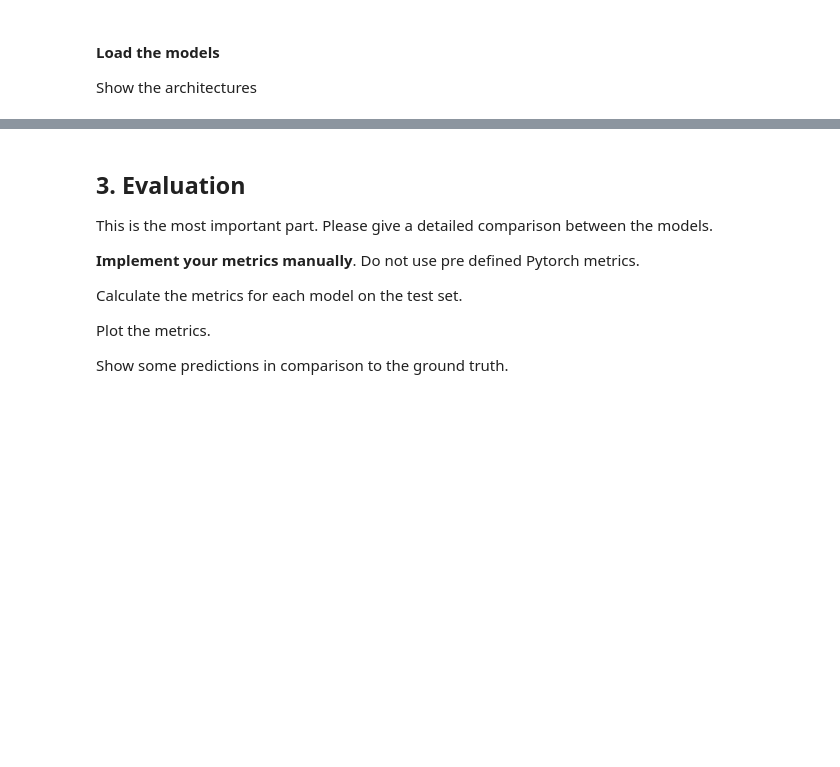
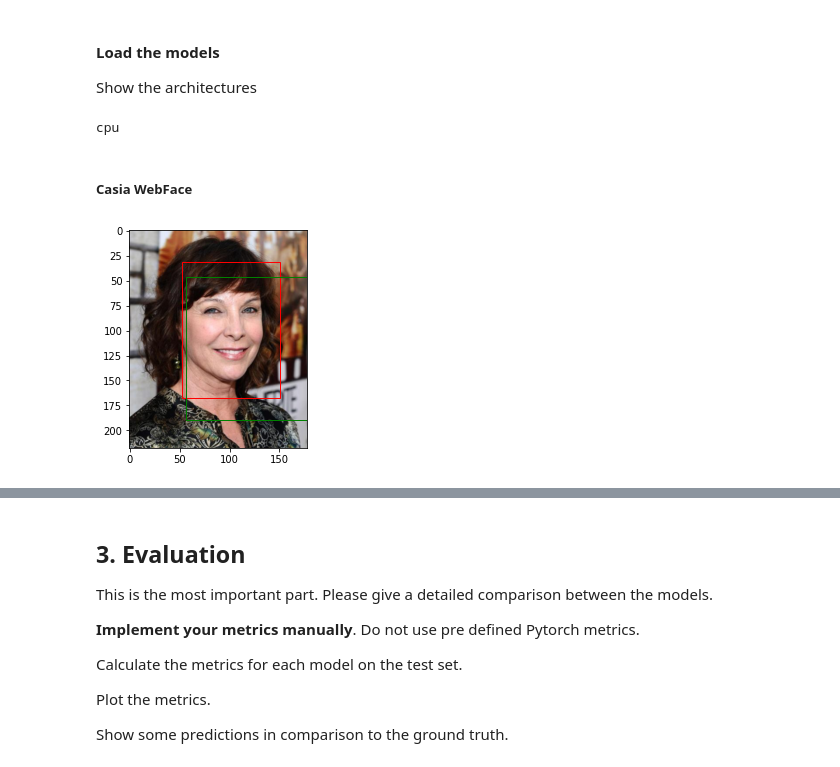
Before and after one commit to Elshan777/CelebA-Detection, a Jupyter notebook: DND_Assignment_2.ipynb, the cells around one changed output, grey strips where cells are left out. Saved outputs shown, nothing was run; the diff lists cells and outputs as text; code cells hidden in the pictures; blank space fills up the shorter version.

```diff
--- a/DND_Assignment_2.ipynb
+++ b/DND_Assignment_2.ipynb
@@ -123,5 +171,40 @@ ADD ANSWER HERE
 # %% [markdown]
 #### Load the models
 Show the architectures
+# %%
+device = torch.device('cuda:0' if torch.cuda.is_available() else 'cpu')
+print(device)
+# %% [output]
+cpu
 # %%
 # ADD YOUR CODE HERE
+from facenet_pytorch import MTCNN, InceptionResnetV1
+
+mtcnn = MTCNN(image_size=(218, 178), device=device)
+# %% [markdown]
+##### Casia WebFace
+# %%
+from PIL import Image
+j = random.randint(0, num_samples) # Randomly select an image
+
+
+resnet = InceptionResnetV1(pretrained='casia-webface').eval().to(device)
+
+boxes, probs = mtcnn.detect(images[j])
+boxes
+
+rect = patches.Rectangle((y[j][0], y[j][1]), y[j][2], y[j][3], linewidth=1, edgecolor='r', facecolor='none')
+predicted = patches.Rectangle((boxes[0][0], boxes[0][1]), boxes[0][2], boxes[0][3], linewidth=1, edgecolor='g', facecolor='none')
+
+fig, ax = plt.subplots()
+
+# Display the image
+ax.imshow(images[j]/255)
+
+# Add rectangle
+ax.add_patch(rect)
+ax.add_patch(predicted)
+
+plt.show()
+# %% [output]
+[figure, added]
```
Also changed, not shown: parts of 16 cells of this notebook.
